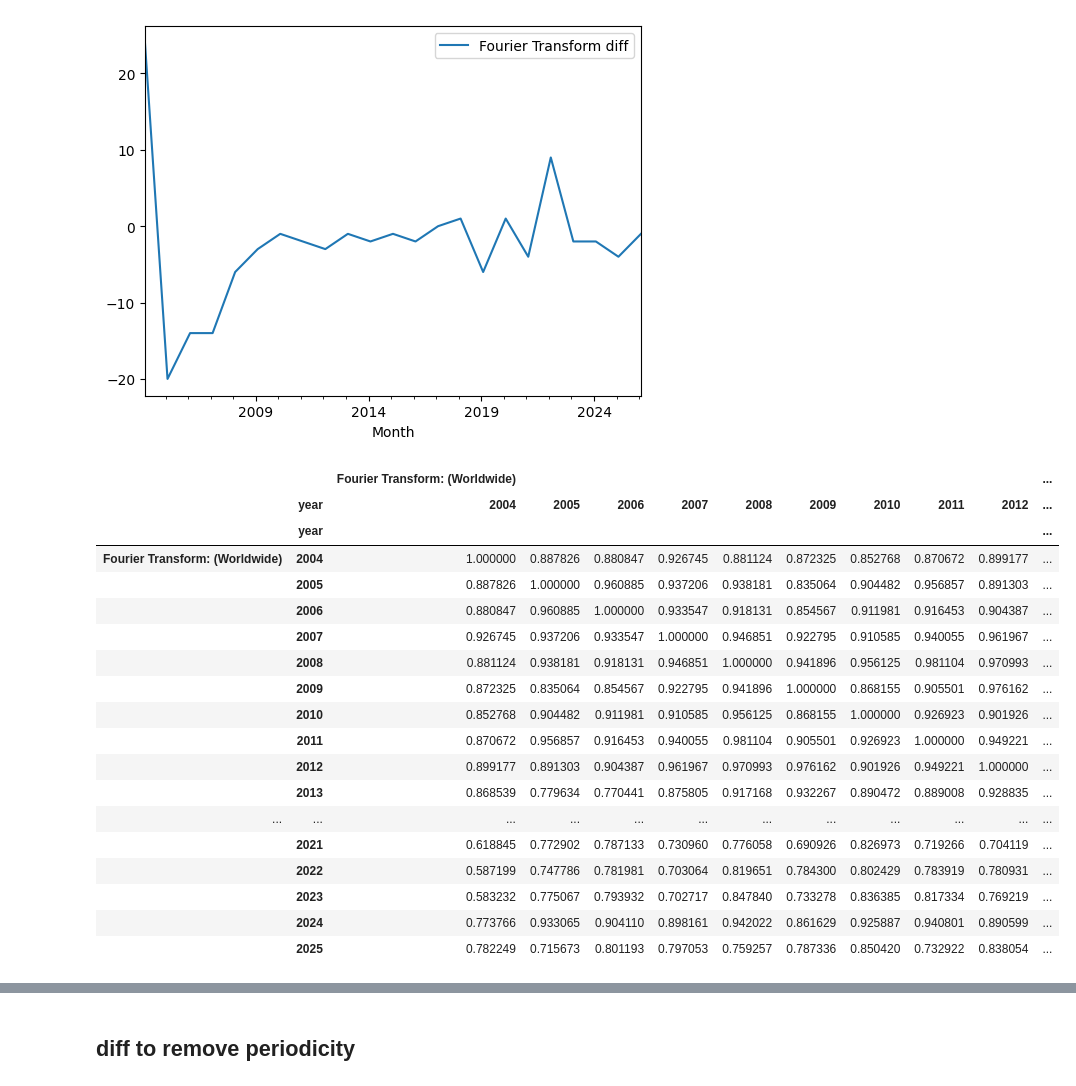
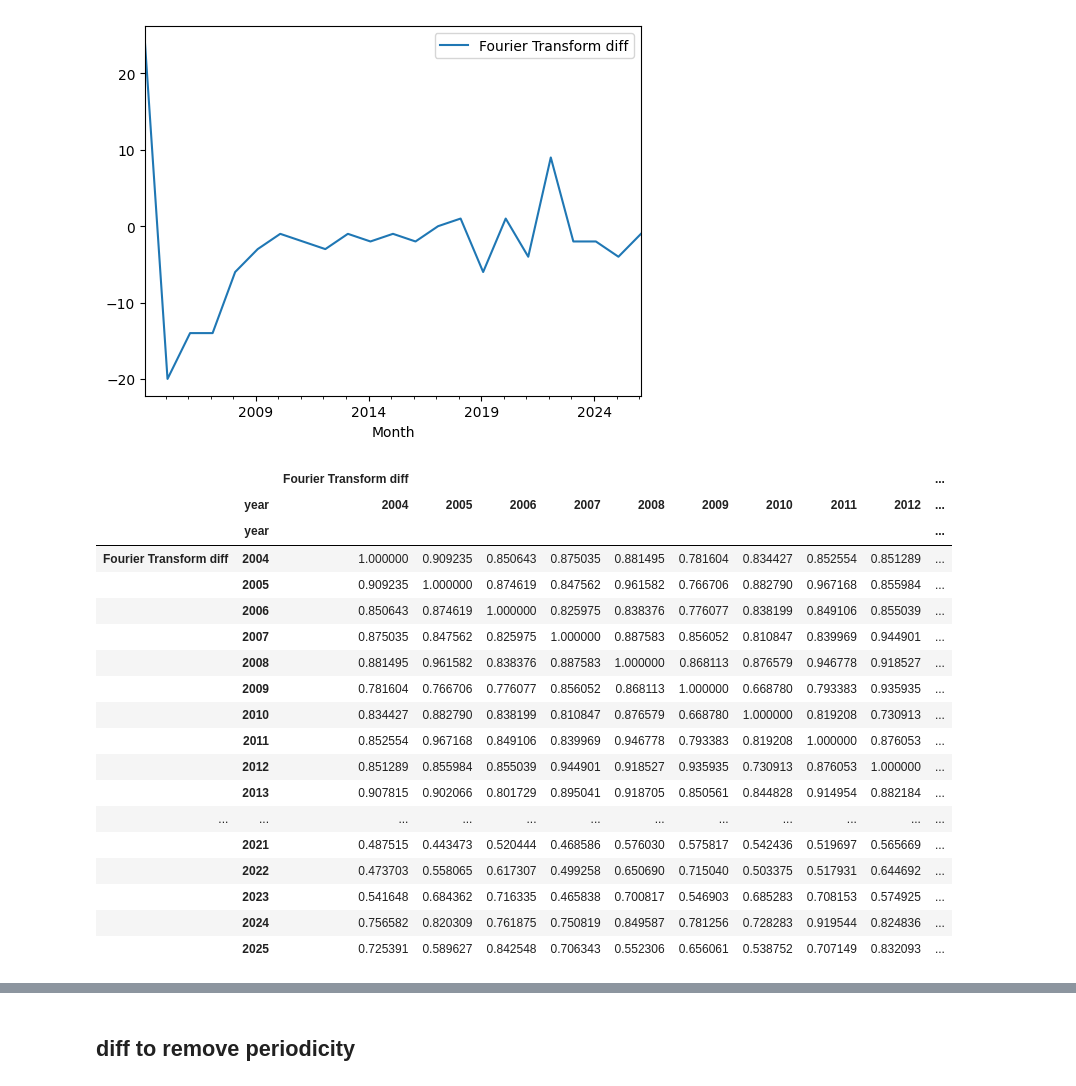
Before and after one commit to stelios-c/sig_proc, a Jupyter notebook: pydata_london2025/timeseries.ipynb, the cells around one changed output, grey strips where cells are left out. Drawn from its saved outputs; the diff is of its cells as text; code cells hidden in the pictures.

```diff
--- a/pydata_london2025/timeseries.ipynb
+++ b/pydata_london2025/timeseries.ipynb
@@ -173,36 +173,37 @@ np.float64(0.3011237691981302)
 [figure]
 # %%
 (trends_df
+ .pipe(non_partial_diff)
  .reset_index()
  .assign(yearless_month= lambda x: x['Month'].dt.month,
          year=lambda x: x['Month'].dt.year
        )
  .set_index(['yearless_month','year'])
- [['Fourier Transform: (Worldwide)']]
+  [['Fourier Transform diff']]
  .unstack()
  .corr()
  .style
- .background_gradient(cmap='RdBu', vmin=0, vmax=1)
+ .background_gradient(cmap='RdBu', vmin=-1, vmax=1)
 )
 # %% [output]
-|  |  | Fourier Transform: (Worldwide) |  |  |  |  |  |  |  |  | ... |
+|  |  | Fourier Transform diff |  |  |  |  |  |  |  |  | ... |
 |  | year | 2004 | 2005 | 2006 | 2007 | 2008 | 2009 | 2010 | 2011 | 2012 | ... |
 |  | year |  |  |  |  |  |  |  |  |  | ... |
-| Fourier Transform: (Worldwide) | 2004 | 1.000000 | 0.887826 | 0.880847 | 0.926745 | 0.881124 | 0.872325 | 0.852768 | 0.870672 | 0.899177 | ... |
-|  | 2005 | 0.887826 | 1.000000 | 0.960885 | 0.937206 | 0.938181 | 0.835064 | 0.904482 | 0.956857 | 0.891303 | ... |
-|  | 2006 | 0.880847 | 0.960885 | 1.000000 | 0.933547 | 0.918131 | 0.854567 | 0.911981 | 0.916453 | 0.904387 | ... |
-|  | 2007 | 0.926745 | 0.937206 | 0.933547 | 1.000000 | 0.946851 | 0.922795 | 0.910585 | 0.940055 | 0.961967 | ... |
-|  | 2008 | 0.881124 | 0.938181 | 0.918131 | 0.946851 | 1.000000 | 0.941896 | 0.956125 | 0.981104 | 0.970993 | ... |
-|  | 2009 | 0.872325 | 0.835064 | 0.854567 | 0.922795 | 0.941896 | 1.000000 | 0.868155 | 0.905501 | 0.976162 | ... |
-|  | 2010 | 0.852768 | 0.904482 | 0.911981 | 0.910585 | 0.956125 | 0.868155 | 1.000000 | 0.926923 | 0.901926 | ... |
-|  | 2011 | 0.870672 | 0.956857 | 0.916453 | 0.940055 | 0.981104 | 0.905501 | 0.926923 | 1.000000 | 0.949221 | ... |
-|  | 2012 | 0.899177 | 0.891303 | 0.904387 | 0.961967 | 0.970993 | 0.976162 | 0.901926 | 0.949221 | 1.000000 | ... |
-|  | 2013 | 0.868539 | 0.779634 | 0.770441 | 0.875805 | 0.917168 | 0.932267 | 0.890472 | 0.889008 | 0.928835 | ... |
+| Fourier Transform diff | 2004 | 1.000000 | 0.909235 | 0.850643 | 0.875035 | 0.881495 | 0.781604 | 0.834427 | 0.852554 | 0.851289 | ... |
+|  | 2005 | 0.909235 | 1.000000 | 0.874619 | 0.847562 | 0.961582 | 0.766706 | 0.882790 | 0.967168 | 0.855984 | ... |
+|  | 2006 | 0.850643 | 0.874619 | 1.000000 | 0.825975 | 0.838376 | 0.776077 | 0.838199 | 0.849106 | 0.855039 | ... |
+|  | 2007 | 0.875035 | 0.847562 | 0.825975 | 1.000000 | 0.887583 | 0.856052 | 0.810847 | 0.839969 | 0.944901 | ... |
+|  | 2008 | 0.881495 | 0.961582 | 0.838376 | 0.887583 | 1.000000 | 0.868113 | 0.876579 | 0.946778 | 0.918527 | ... |
+|  | 2009 | 0.781604 | 0.766706 | 0.776077 | 0.856052 | 0.868113 | 1.000000 | 0.668780 | 0.793383 | 0.935935 | ... |
+|  | 2010 | 0.834427 | 0.882790 | 0.838199 | 0.810847 | 0.876579 | 0.668780 | 1.000000 | 0.819208 | 0.730913 | ... |
+|  | 2011 | 0.852554 | 0.967168 | 0.849106 | 0.839969 | 0.946778 | 0.793383 | 0.819208 | 1.000000 | 0.876053 | ... |
+|  | 2012 | 0.851289 | 0.855984 | 0.855039 | 0.944901 | 0.918527 | 0.935935 | 0.730913 | 0.876053 | 1.000000 | ... |
+|  | 2013 | 0.907815 | 0.902066 | 0.801729 | 0.895041 | 0.918705 | 0.850561 | 0.844828 | 0.914954 | 0.882184 | ... |
 | ... | ... | ... | ... | ... | ... | ... | ... | ... | ... | ... | ... |
-|  | 2021 | 0.618845 | 0.772902 | 0.787133 | 0.730960 | 0.776058 | 0.690926 | 0.826973 | 0.719266 | 0.704119 | ... |
-|  | 2022 | 0.587199 | 0.747786 | 0.781981 | 0.703064 | 0.819651 | 0.784300 | 0.802429 | 0.783919 | 0.780931 | ... |
-|  | 2023 | 0.583232 | 0.775067 | 0.793932 | 0.702717 | 0.847840 | 0.733278 | 0.836385 | 0.817334 | 0.769219 | ... |
-|  | 2024 | 0.773766 | 0.933065 | 0.904110 | 0.898161 | 0.942022 | 0.861629 | 0.925887 | 0.940801 | 0.890599 | ... |
-|  | 2025 | 0.782249 | 0.715673 | 0.801193 | 0.797053 | 0.759257 | 0.787336 | 0.850420 | 0.732922 | 0.838054 | ... |
+|  | 2021 | 0.487515 | 0.443473 | 0.520444 | 0.468586 | 0.576030 | 0.575817 | 0.542436 | 0.519697 | 0.565669 | ... |
+|  | 2022 | 0.473703 | 0.558065 | 0.617307 | 0.499258 | 0.650690 | 0.715040 | 0.503375 | 0.517931 | 0.644692 | ... |
+|  | 2023 | 0.541648 | 0.684362 | 0.716335 | 0.465838 | 0.700817 | 0.546903 | 0.685283 | 0.708153 | 0.574925 | ... |
+|  | 2024 | 0.756582 | 0.820309 | 0.761875 | 0.750819 | 0.849587 | 0.781256 | 0.728283 | 0.919544 | 0.824836 | ... |
+|  | 2025 | 0.725391 | 0.589627 | 0.842548 | 0.706343 | 0.552306 | 0.656061 | 0.538752 | 0.707149 | 0.832093 | ... |
 # %%
 (trends_df
```
Also changed, not shown: parts of 1 cell of this notebook.
